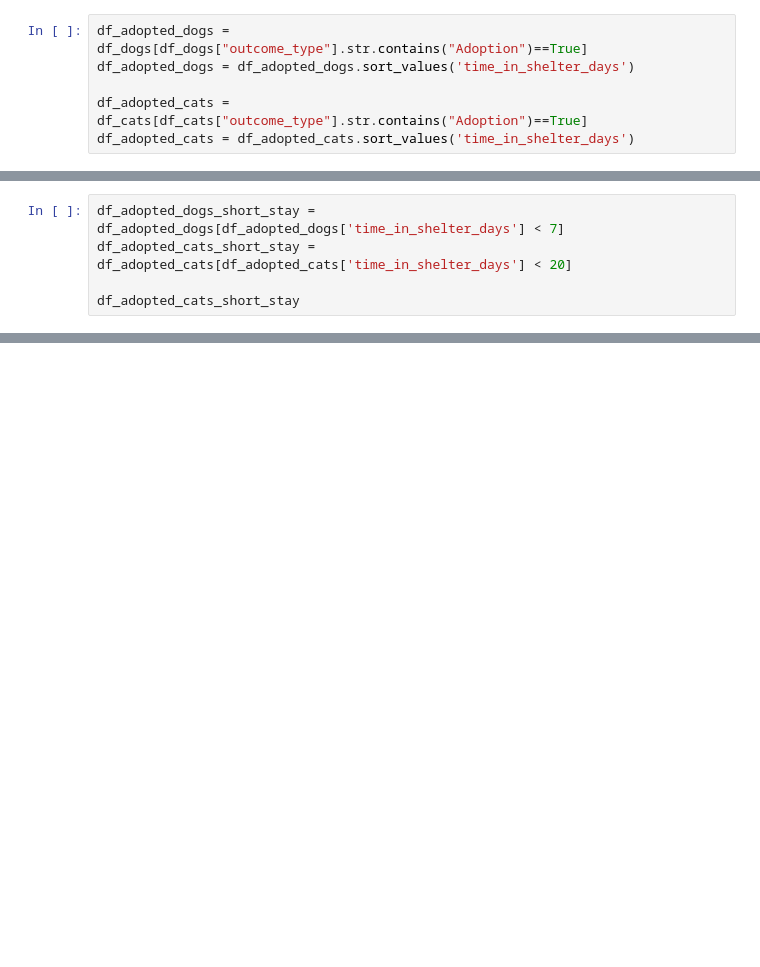
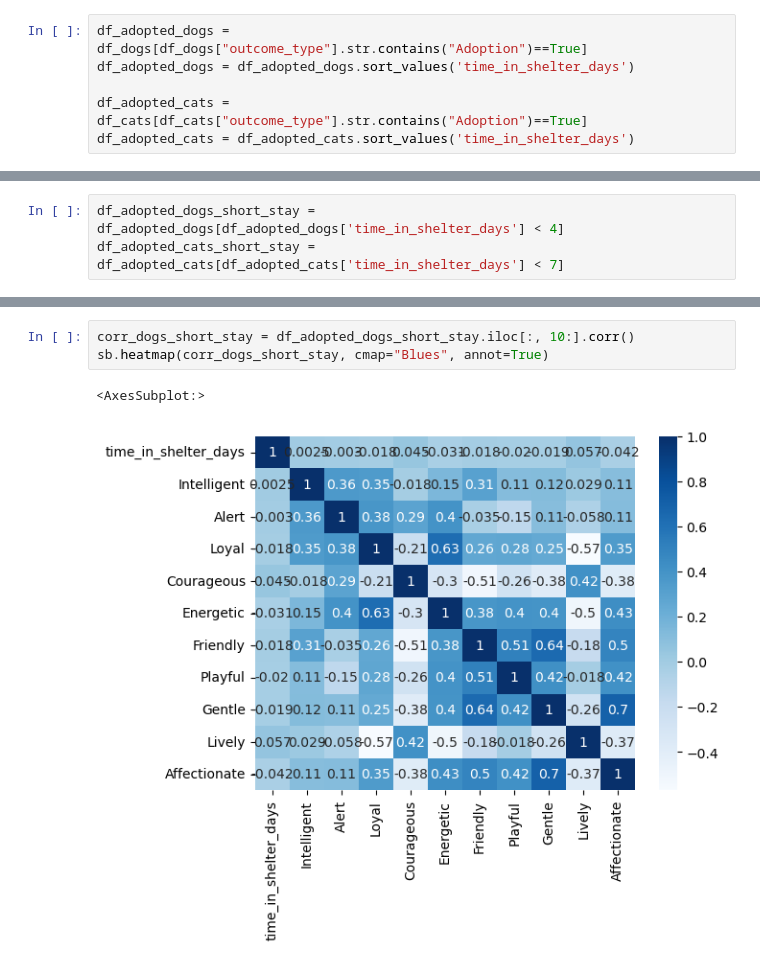
Before and after one commit to tara-pogancev/animal-adoption-prediction, a Jupyter notebook: Animal Shelter Adoption - Temperament Analysis.ipynb, the cells around one changed output, grey strips where cells are left out. Saved outputs shown, nothing was run; the diff lists cells and outputs as text; blank space fills up the shorter version.

```diff
--- a/Animal Shelter Adoption - Temperament Analysis.ipynb
+++ b/Animal Shelter Adoption - Temperament Analysis.ipynb
@@ -182,7 +195,5 @@ min          0.000000
 max       1101.000000
 Name: time_in_shelter_days, dtype: float64
 # %%
-df_adopted_dogs_short_stay = df_adopted_dogs[df_adopted_dogs['time_in_shelter_days'] < 7]
-df_adopted_cats_short_stay = df_adopted_cats[df_adopted_cats['time_in_shelter_days'] < 20]
-
-df_adopted_cats_short_stay
+df_adopted_dogs_short_stay = df_adopted_dogs[df_adopted_dogs['time_in_shelter_days'] < 4]
+df_adopted_cats_short_stay = df_adopted_cats[df_adopted_cats['time_in_shelter_days'] < 7]
@@ -202,0 +200,6 @@ df_adopted_cats_short_stay
+# %%
+corr_dogs_short_stay = df_adopted_dogs_short_stay.iloc[:, 10:].corr()
+sb.heatmap(corr_dogs_short_stay, cmap="Blues", annot=True)
+# %% [output]
+<AxesSubplot:>
+[figure, added]
```
Also changed, not shown: parts of 18 cells of this notebook.
